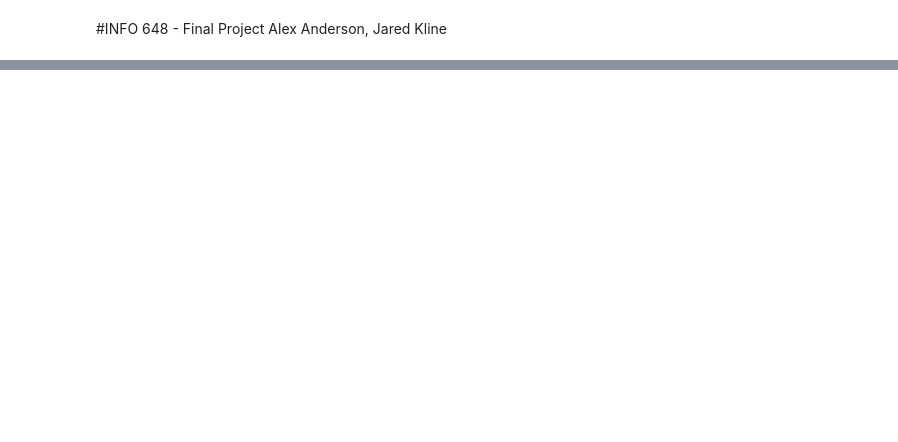
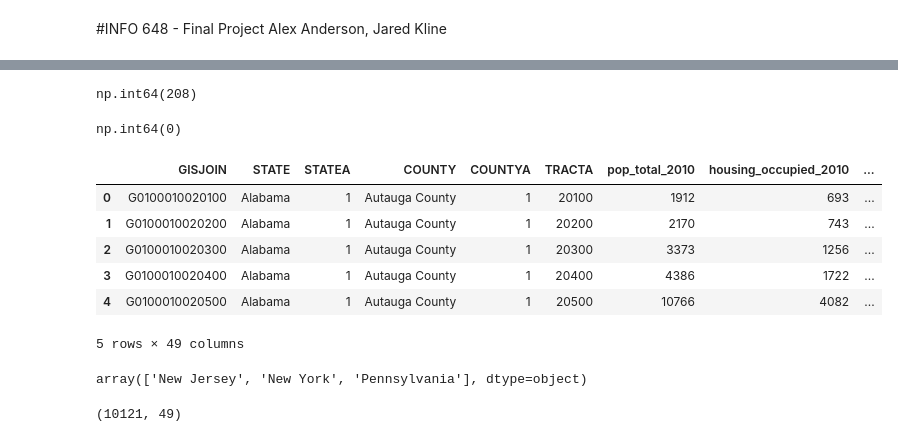
Before and after one commit to alexanderson522/INFO648, a Jupyter notebook: FinalProject/INFO648_Final_Project_AA_JK.ipynb, the cells around one changed output, grey strips where cells are left out. Saved outputs shown, nothing was run; the diff lists cells and outputs as text; code cells hidden in the pictures; blank space fills up the shorter version.

```diff
--- a/FinalProject/INFO648_Final_Project_AA_JK.ipynb
+++ b/FinalProject/INFO648_Final_Project_AA_JK.ipynb
@@ -21,0 +132,36 @@ from sklearn.cluster import KMeans
+# %%
+#check for tracts with no population
+(new_data["pop_total_2010"] == 0).sum()
+#208 tracts with no population
+# %% [output]
+np.int64(208)
+# %%
+#check for tracts with no land area
+(new_data["land_area_sqkm"] == 0).sum()
+#0 tracts with no land
+# %% [output]
+np.int64(0)
+# %%
+new_data.head()
+# %% [output]
+|  | GISJOIN | STATE | STATEA | COUNTY | COUNTYA | TRACTA | pop_total_2010 | housing_occupied_2010 | ... |
+| 0 | G0100010020100 | Alabama | 1 | Autauga County | 1 | 20100 | 1912 | 693 | ... |
+| 1 | G0100010020200 | Alabama | 1 | Autauga County | 1 | 20200 | 2170 | 743 | ... |
+| 2 | G0100010020300 | Alabama | 1 | Autauga County | 1 | 20300 | 3373 | 1256 | ... |
+| 3 | G0100010020400 | Alabama | 1 | Autauga County | 1 | 20400 | 4386 | 1722 | ... |
+| 4 | G0100010020500 | Alabama | 1 | Autauga County | 1 | 20500 | 10766 | 4082 | ... |
+5 rows × 49 columns
+# %%
+#filter for mid atalantic states
+mid_atlantic_states = ['New Jersey', 'New York', 'Pennsylvania']
+Mid_atl_data = new_data[new_data['STATE'].isin(mid_atlantic_states)].copy()
+
+#show unique states in df
+Mid_atl_data['STATE'].unique()
+# %% [output]
+array(['New Jersey', 'New York', 'Pennsylvania'], dtype=object)
+# %%
+Mid_atl_data.shape
+#leaves us with 10k rows
+# %% [output]
+(10121, 49)
```
Also changed, not shown: parts of 16 cells of this notebook.
